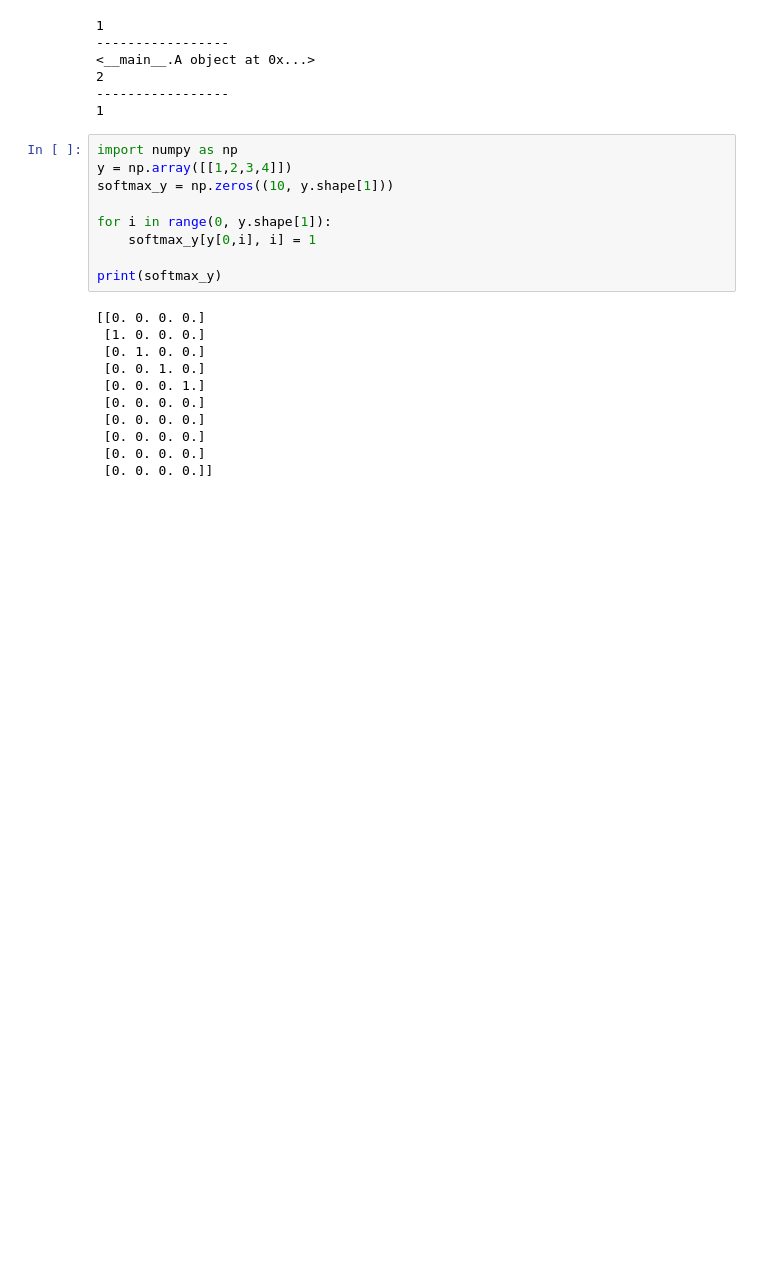
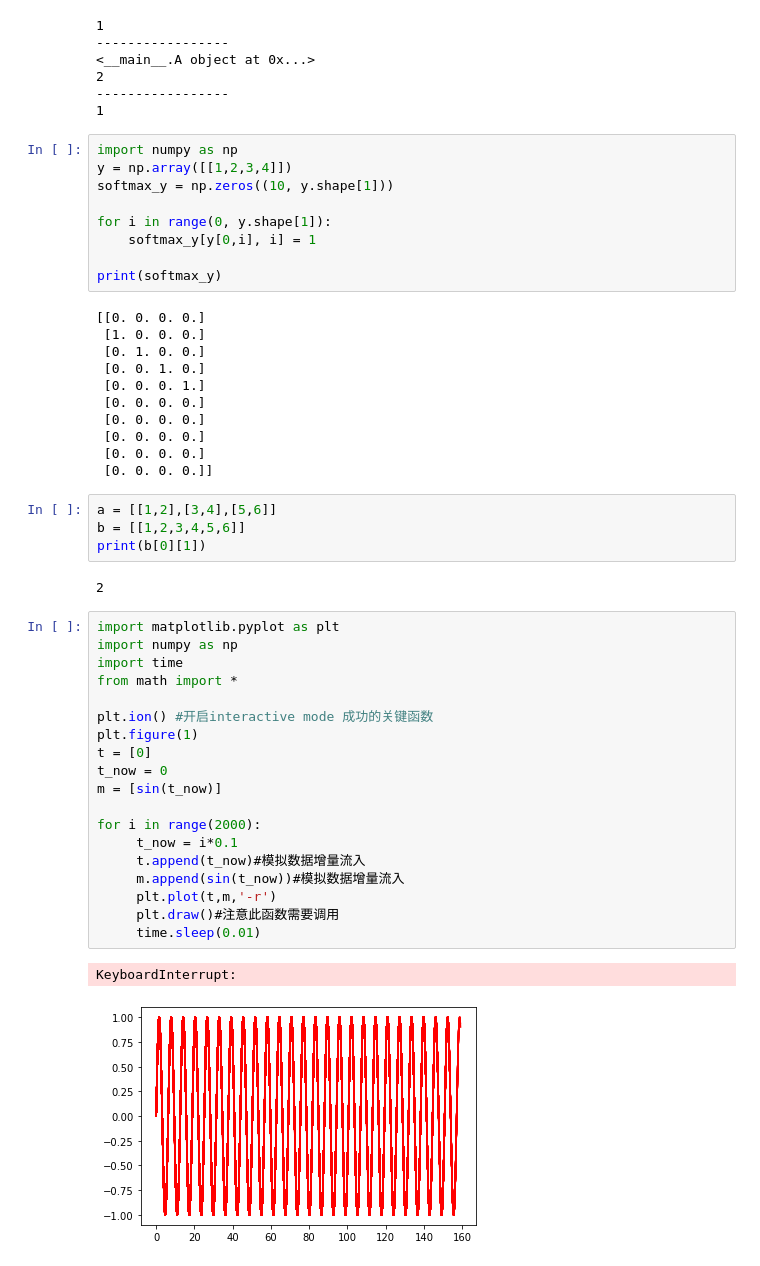
Before and after one commit to loongMin/NeuralNet, a Jupyter notebook: week01/Test.ipynb, the cells around one changed output. Drawn from its saved outputs; the diff is of its cells as text; blank space fills up the shorter version.

```diff
--- a/week01/Test.ipynb
+++ b/week01/Test.ipynb
@@ -160,3 +160,31 @@ print(softmax_y)
  [0. 0. 0. 0.]
  [0. 0. 0. 0.]
  [0. 0. 0. 0.]]
+# %%
+a = [[1,2],[3,4],[5,6]]
+b = [[1,2,3,4,5,6]]
+print(b[0][1])
+# %% [output]
+2
+# %%
+import matplotlib.pyplot as plt
+import numpy as np
+import time
+from math import *
+
+plt.ion() #开启interactive mode 成功的关键函数
+plt.figure(1)
+t = [0]
+t_now = 0
+m = [sin(t_now)]
+
+for i in range(2000):
+     t_now = i*0.1
+     t.append(t_now)#模拟数据增量流入
+     m.append(sin(t_now))#模拟数据增量流入
+     plt.plot(t,m,'-r')
+     plt.draw()#注意此函数需要调用
+     time.sleep(0.01)
+# %% [output]
+KeyboardInterrupt:
+[figure, added]
```
Also changed, not shown: parts of 12 cells of this notebook, 7 other files.
